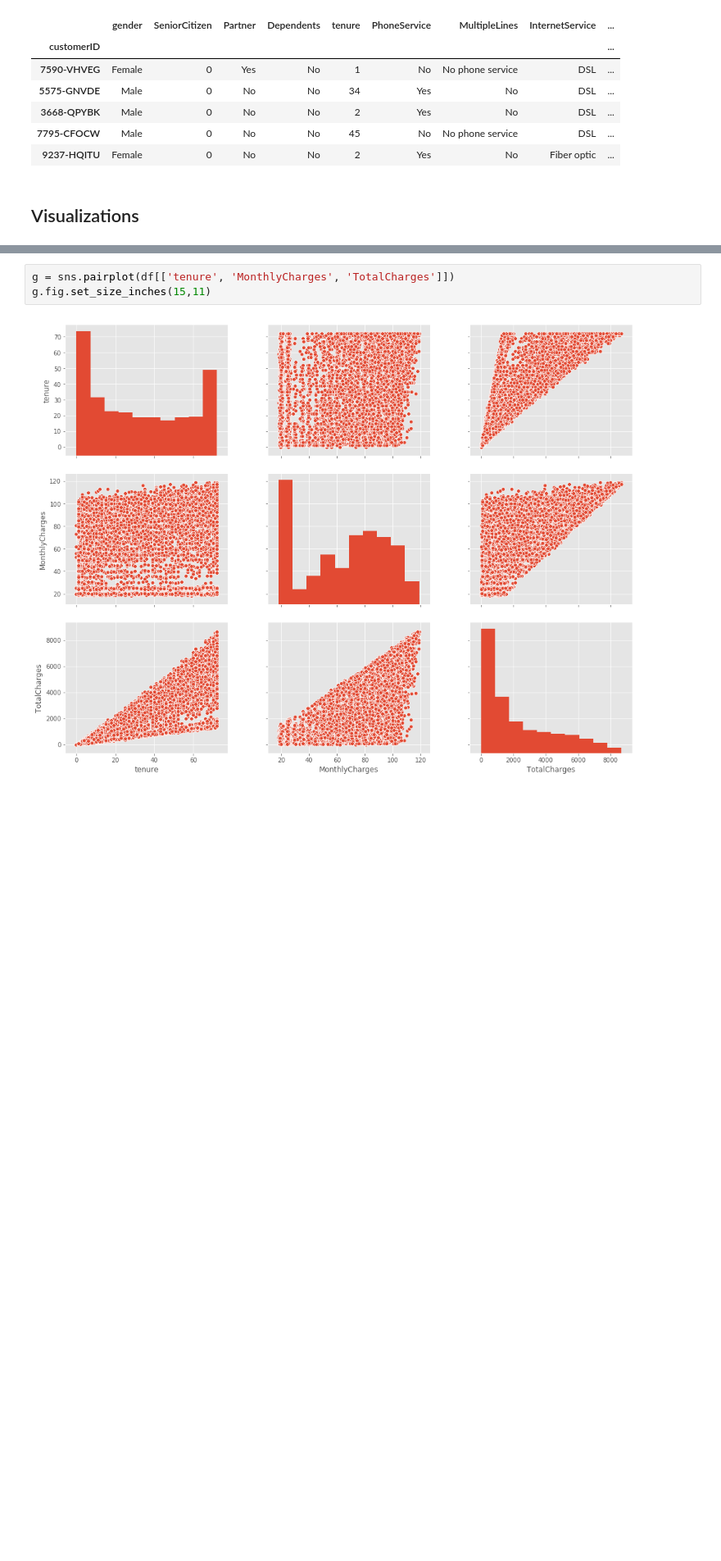
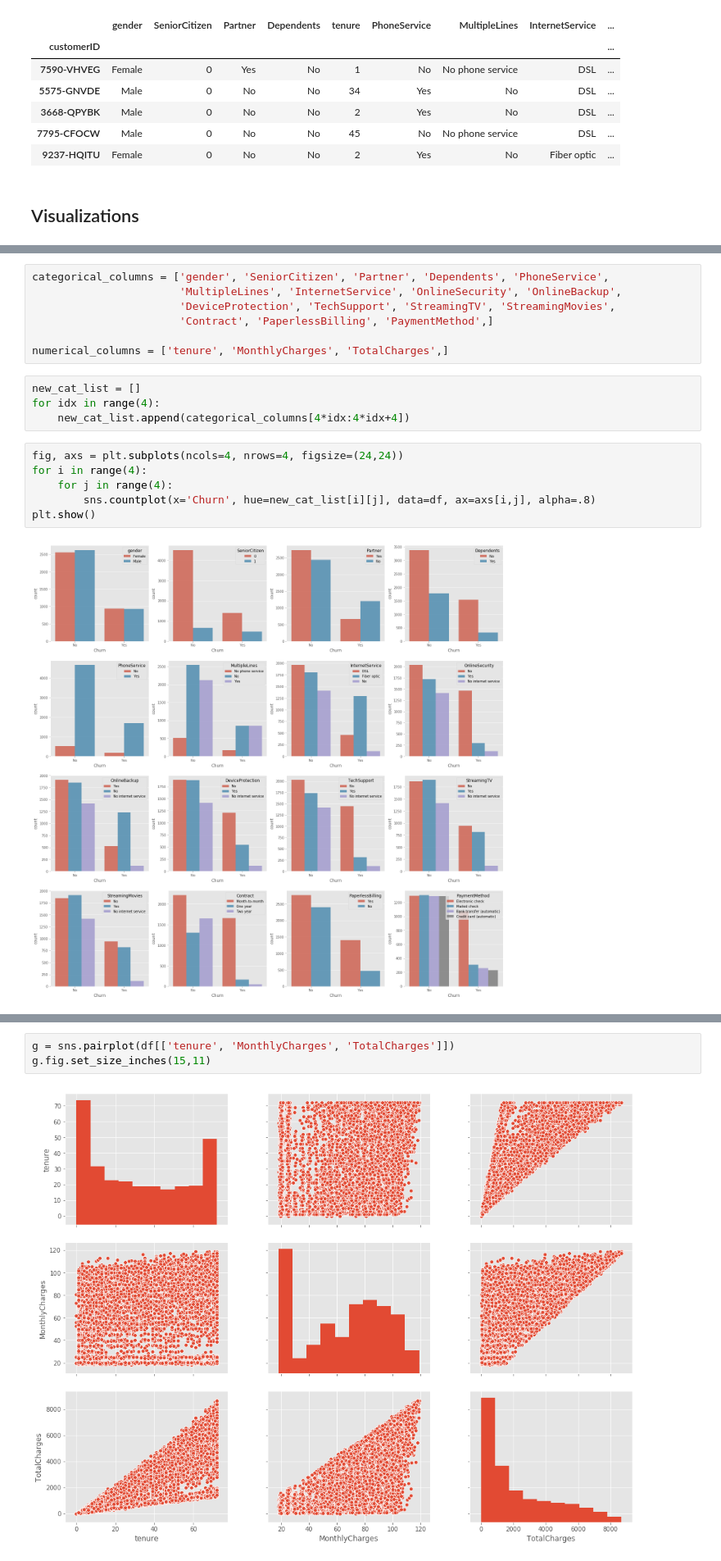
Before and after one commit to battyone/MLProjects, a Jupyter notebook: Minimize_Customer_Churn/Minimizing_churn_Telco.ipynb, the cells around one changed output, grey strips where cells are left out. Shown at 82% size. Saved outputs shown, nothing was run; the diff lists cells and outputs as text; blank space fills up the shorter version.

```diff
--- a/Minimize_Customer_Churn/Minimizing_churn_Telco.ipynb
+++ b/Minimize_Customer_Churn/Minimizing_churn_Telco.ipynb
@@ -227 +214,20 @@ for col in column_list:
+# %%
+categorical_columns = ['gender', 'SeniorCitizen', 'Partner', 'Dependents', 'PhoneService',
+                       'MultipleLines', 'InternetService', 'OnlineSecurity', 'OnlineBackup',
+                       'DeviceProtection', 'TechSupport', 'StreamingTV', 'StreamingMovies',
+                       'Contract', 'PaperlessBilling', 'PaymentMethod',]
+
+numerical_columns = ['tenure', 'MonthlyCharges', 'TotalCharges',]
+# %%
+new_cat_list = []
+for idx in range(4):
+    new_cat_list.append(categorical_columns[4*idx:4*idx+4])
+# %%
+fig, axs = plt.subplots(ncols=4, nrows=4, figsize=(24,24))
+for i in range(4):
+    for j in range(4):
+        sns.countplot(x='Churn', hue=new_cat_list[i][j], data=df, ax=axs[i,j], alpha=.8)
+plt.show()
+# %% [output]
+[figure, added]
 # %%
```
Also changed, not shown: parts of 15 cells of this notebook.
